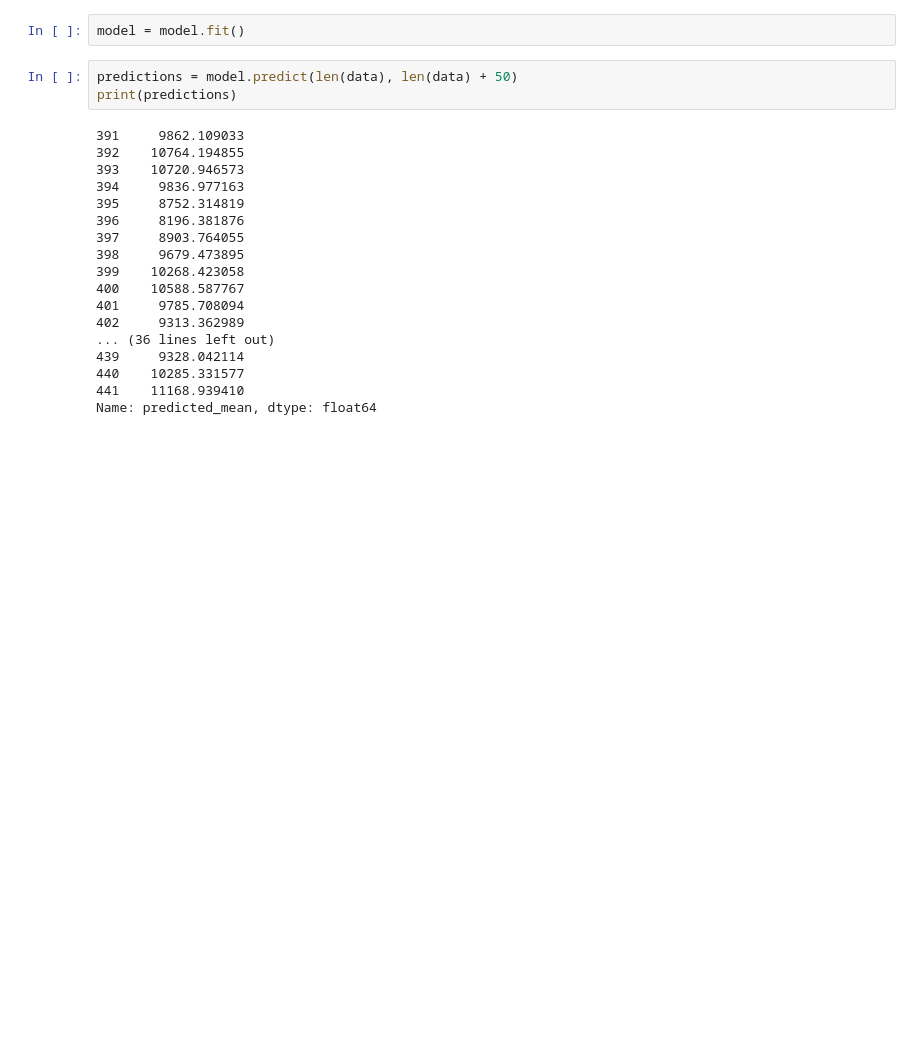
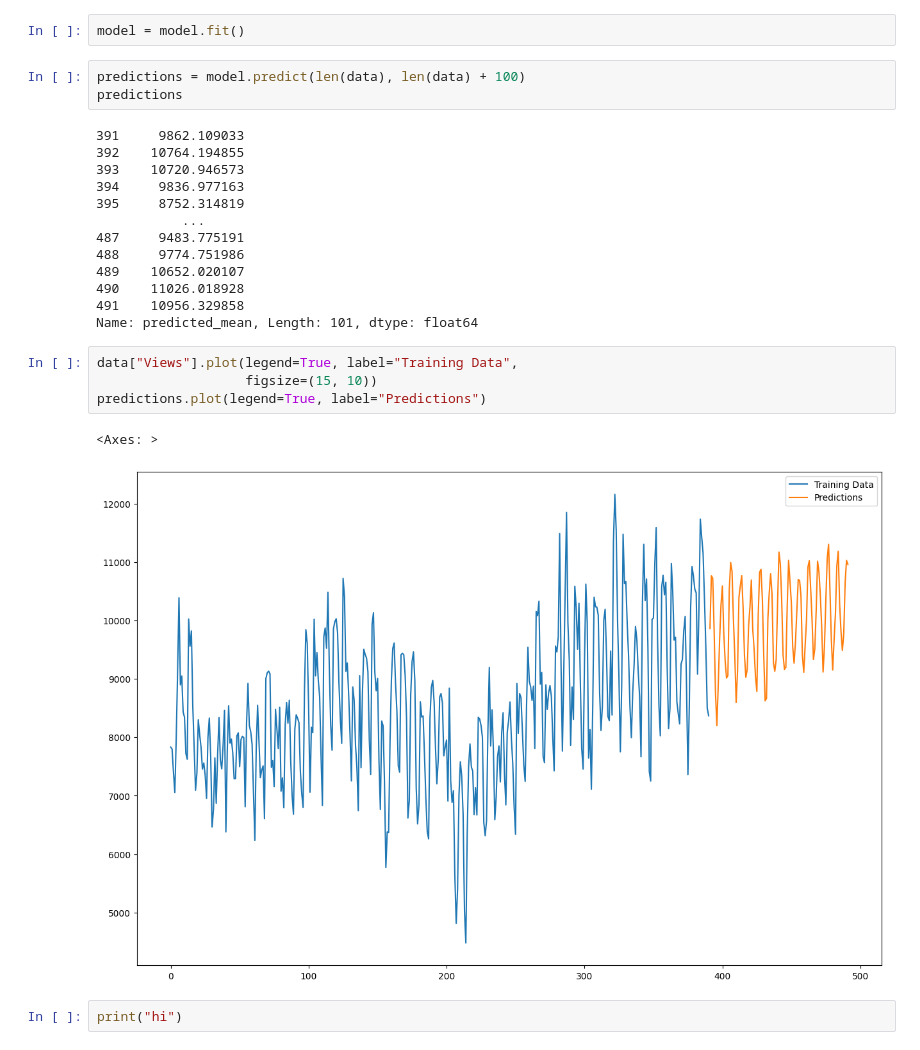
Before and after one commit to amrkld/Website-Traffic-Forecasting_ML_Model, a Jupyter notebook: Forecasting_website_traffic_model.ipynb, the cells around one changed output. Saved outputs shown, nothing was run; the diff lists cells and outputs as text; blank space fills up the shorter version.

Commit message:
Plot the prediction values

```diff
--- a/Forecasting_website_traffic_model.ipynb
+++ b/Forecasting_website_traffic_model.ipynb
@@ -65,23 +65,27 @@ model = sm.tsa.statespace.SARIMAX(data['Views'],
 # %%
 model = model.fit()
 # %%
-predictions = model.predict(len(data), len(data) + 50)
-print(predictions)
+predictions = model.predict(len(data), len(data) + 100)
+predictions
 # %% [output]
 391     9862.109033
 392    10764.194855
 393    10720.946573
 394     9836.977163
 395     8752.314819
-396     8196.381876
-397     8903.764055
-398     9679.473895
-399    10268.423058
-400    10588.587767
-401     9785.708094
-402     9313.362989
-... (36 lines left out)
-439     9328.042114
-440    10285.331577
-441    11168.939410
-Name: predicted_mean, dtype: float64
+           ...
+487     9483.775191
+488     9774.751986
+489    10652.020107
+490    11026.018928
+491    10956.329858
+Name: predicted_mean, Length: 101, dtype: float64
+# %%
+data["Views"].plot(legend=True, label="Training Data",
+                   figsize=(15, 10))
+predictions.plot(legend=True, label="Predictions")
+# %% [output]
+<Axes: >
+[figure, added]
+# %%
+print("hi")
```
